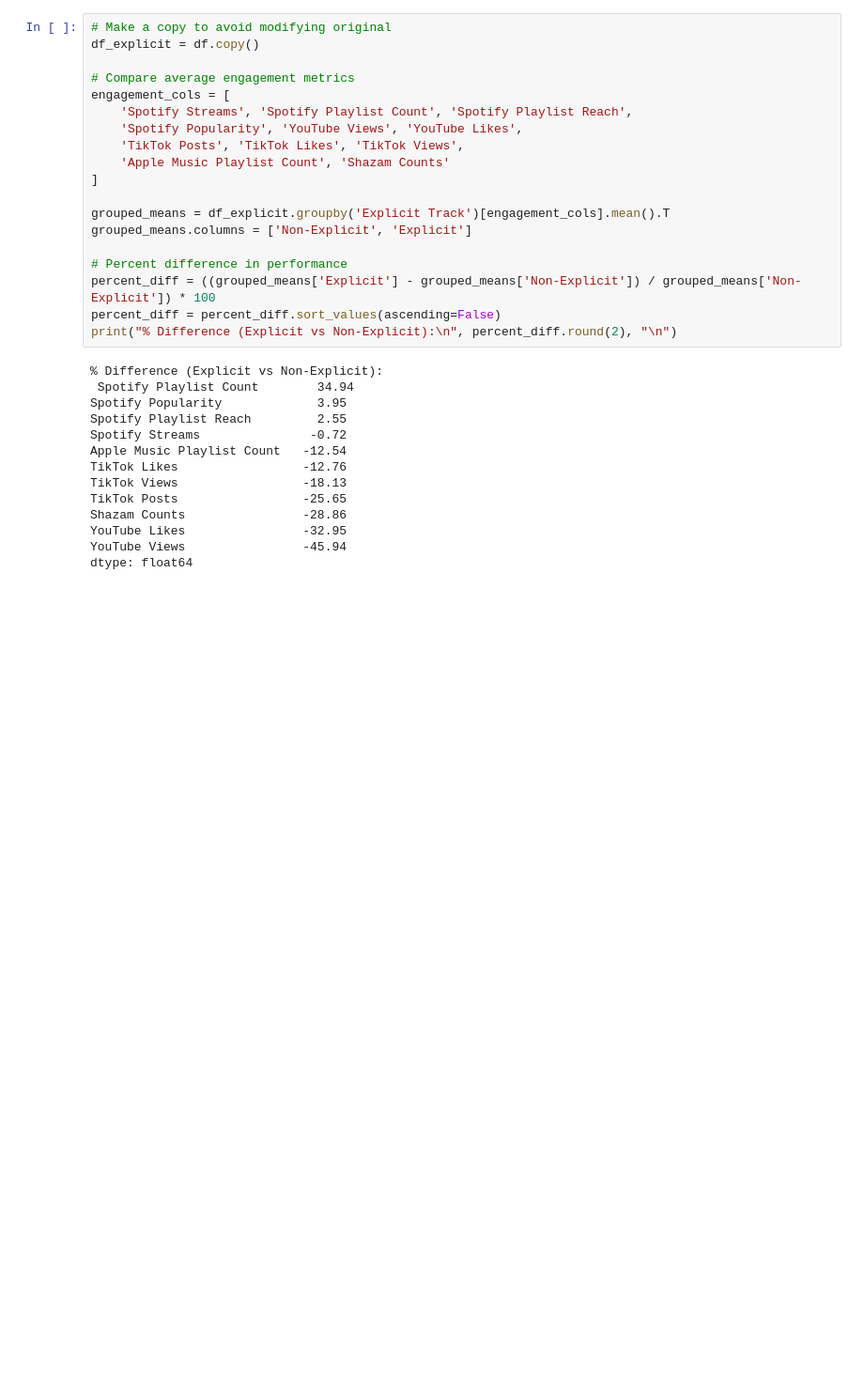
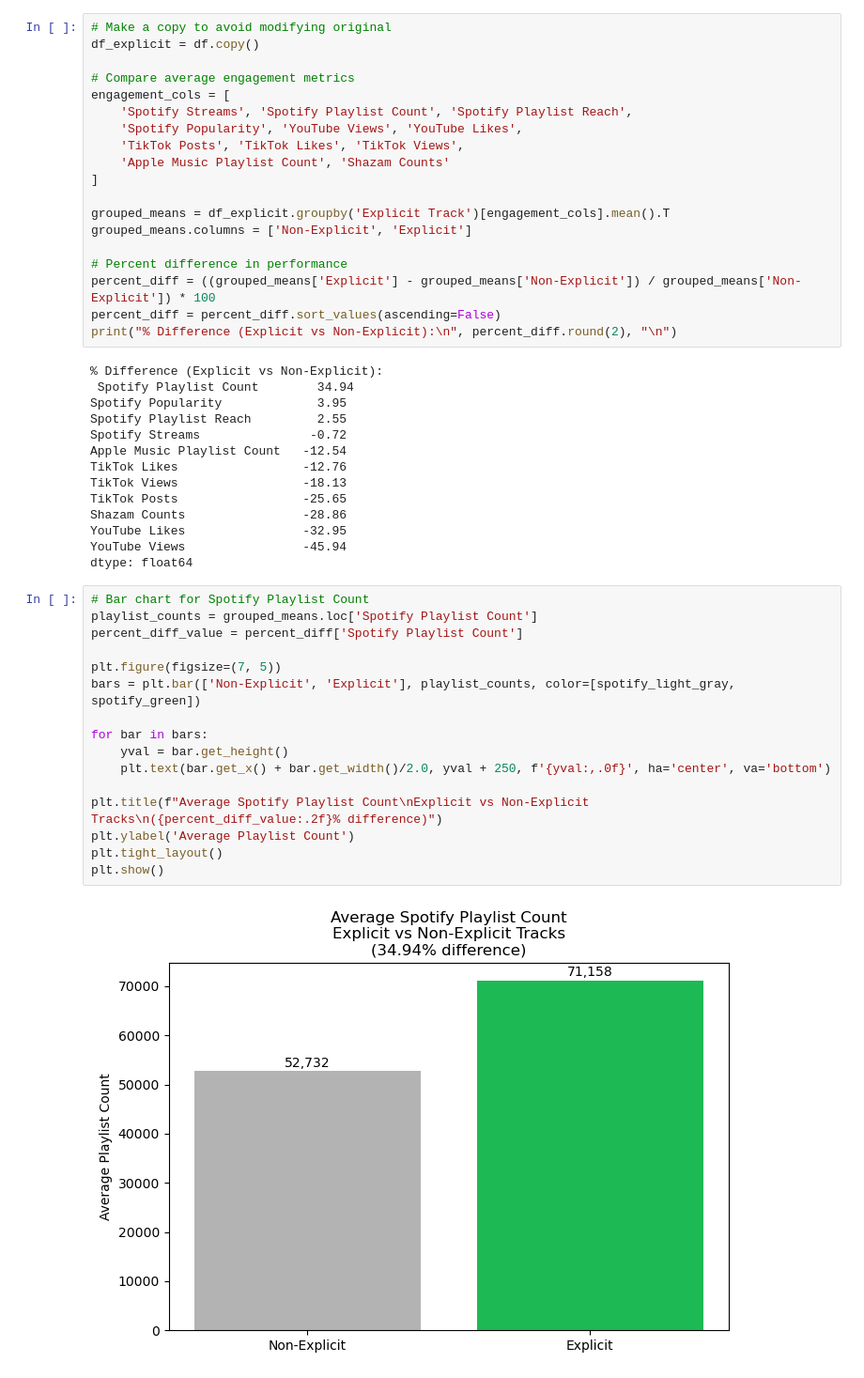
Before and after one commit to mani-atwal/Most-Streamed-Spotify-Songs-2024-Exploratory-Data-Analysis, a Jupyter notebook: final_project.ipynb, the cells around one changed output. Shown at 94% size. Cells and saved outputs as stored; diff of their text form; blank space fills up the shorter version.

```diff
--- a/final_project.ipynb
+++ b/final_project.ipynb
@@ -623,3 +623,21 @@ Shazam Counts                -28.86
 YouTube Likes                -32.95
 YouTube Views                -45.94
 dtype: float64
+# %%
+# Bar chart for Spotify Playlist Count
+playlist_counts = grouped_means.loc['Spotify Playlist Count']
+percent_diff_value = percent_diff['Spotify Playlist Count']
+
+plt.figure(figsize=(7, 5))
+bars = plt.bar(['Non-Explicit', 'Explicit'], playlist_counts, color=[spotify_light_gray, spotify_green])
+
+for bar in bars:
+    yval = bar.get_height()
+    plt.text(bar.get_x() + bar.get_width()/2.0, yval + 250, f'{yval:,.0f}', ha='center', va='bottom')
+
+plt.title(f"Average Spotify Playlist Count\nExplicit vs Non-Explicit Tracks\n({percent_diff_value:.2f}% difference)")
+plt.ylabel('Average Playlist Count')
+plt.tight_layout()
+plt.show()
+# %% [output]
+[figure, added]
```
